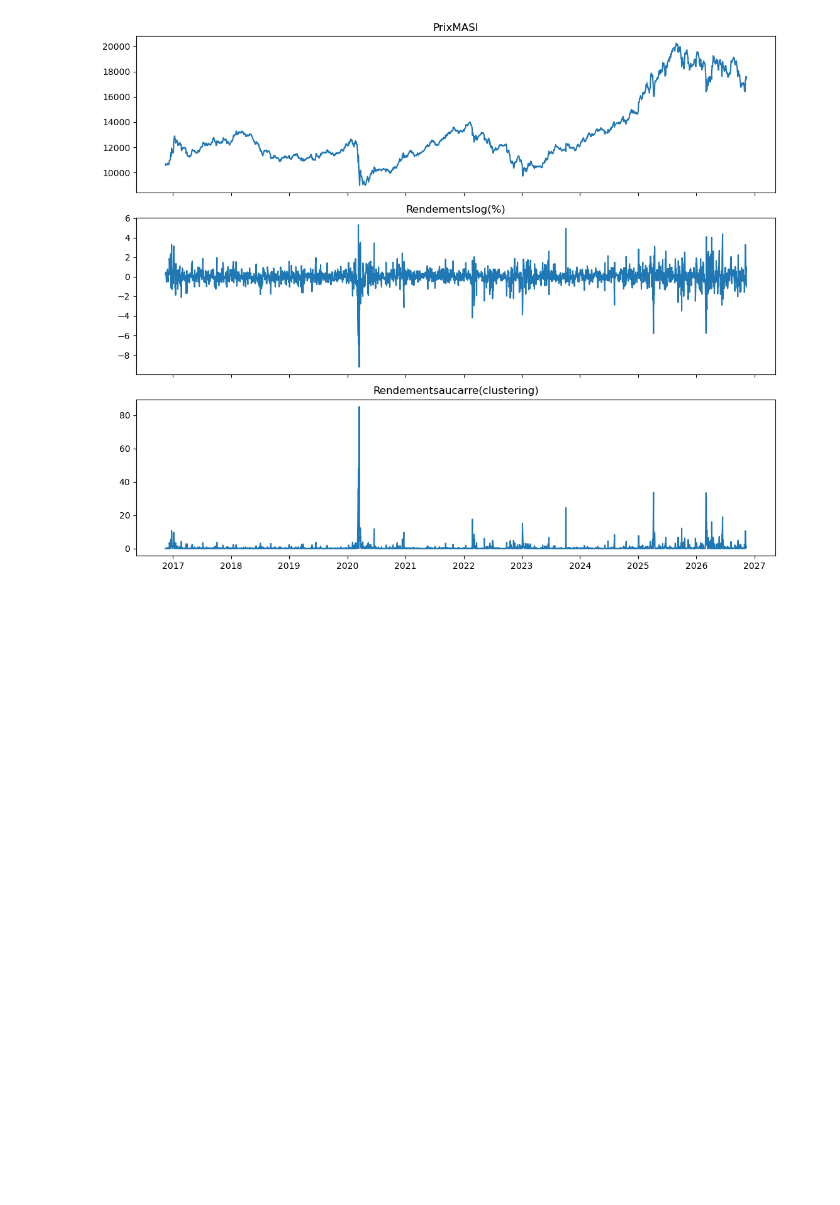
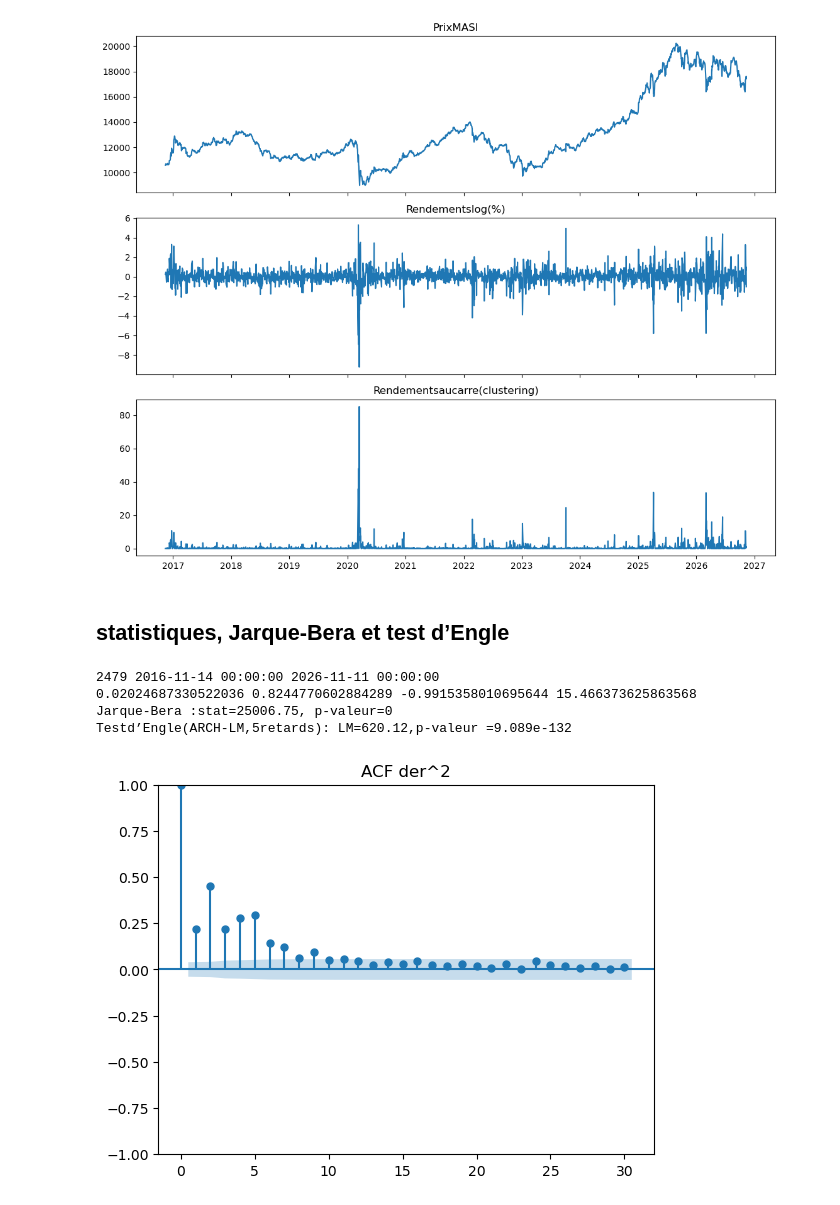
Before and after one commit to Fatima1234-cheg/projet-groupe8-garch, a Jupyter notebook: notebooks/01_donnees_masi.ipynb, the cells around one changed output. Drawn from its saved outputs; the diff is of its cells as text; code cells hidden in the pictures; blank space fills up the shorter version.

Commit message:
Siham: ajoute statistiques, Jarque-Bera et test d’Engle

```diff
--- a/notebooks/01_donnees_masi.ipynb
+++ b/notebooks/01_donnees_masi.ipynb
@@ -78,3 +78,21 @@ plt.savefig("../figures/a3_graphiques.png",dpi=150)
 plt.show()
 # %% [output]
 [figure]
+# %% [markdown]
+## statistiques, Jarque-Bera et test d’Engle
+# %%
+print(len(df),df["Date"].min(),df["Date"].max())
+print(df["ret"].mean(), df["ret"].std(),df["ret"].skew(),df["ret"].kurt())
+jb_stat,jb_p= jarque_bera(df["ret"])
+print(f"Jarque-Bera :stat={jb_stat:.2f}, p-valeur={jb_p:.4g}")
+lm,p_lm,f, p_f=het_arch(df["ret"],nlags=5)
+print(f"Testd’Engle(ARCH-LM,5retards): LM={lm:.2f},p-valeur ={p_lm:.4g}")
+plot_acf(df["ret"] **2,lags=30,title="ACF der^2")
+plt.savefig("../figures/acf_r2.png",dpi=150)
+plt.show()
+# %% [output]
+2479 2016-11-14 00:00:00 2026-11-11 00:00:00
+0.02024687330522036 0.8244770602884289 -0.9915358010695644 15.466373625863568
+Jarque-Bera :stat=25006.75, p-valeur=0
+Testd’Engle(ARCH-LM,5retards): LM=620.12,p-valeur =9.089e-132
+[figure, added]
```
Also changed, not shown: 1 other file.
